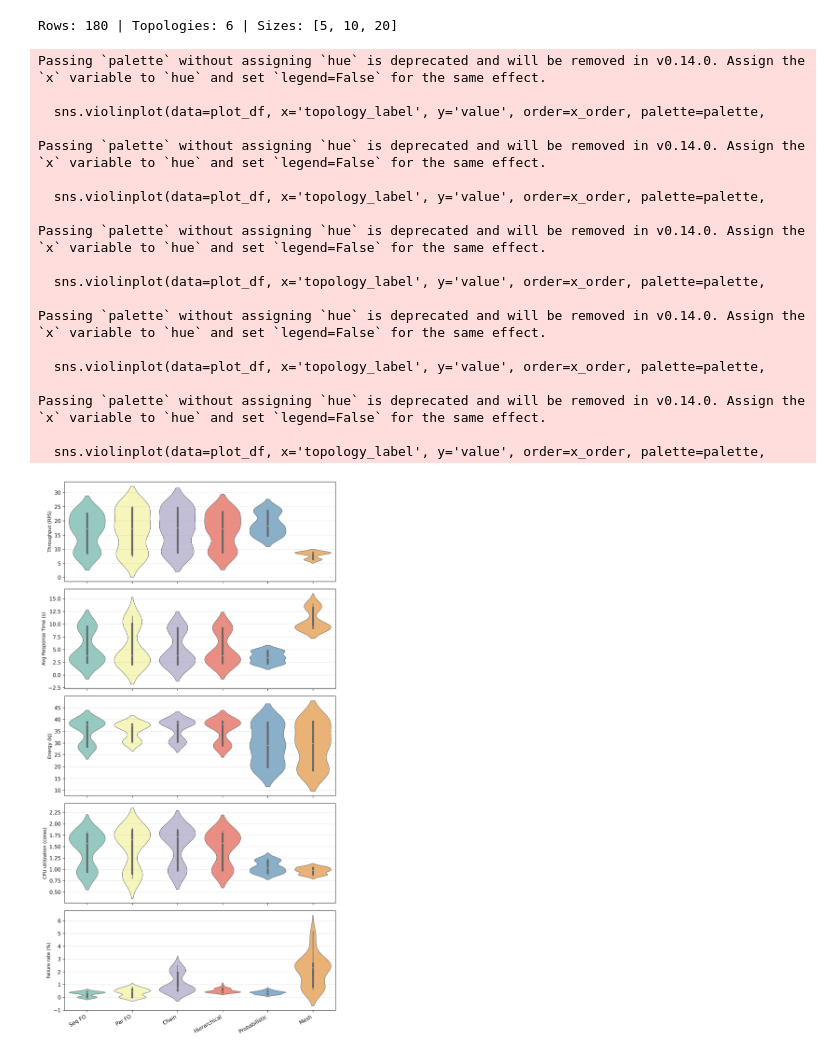
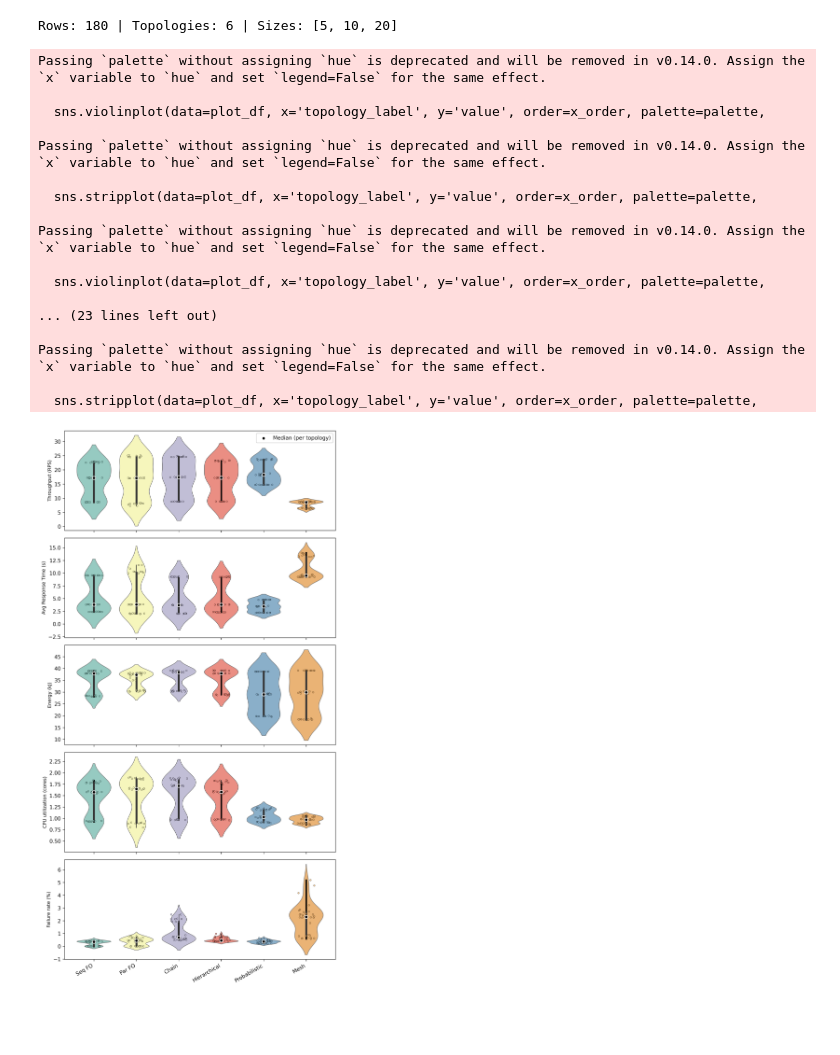
Before and after one commit to IrenaRistova/topology-scale-mubench-replication, a Jupyter notebook: 5_results_analysis/notebooks/Boxplots.ipynb, the cells around one changed output. Saved outputs shown, nothing was run; the diff lists cells and outputs as text; code cells hidden in the pictures; blank space fills up the shorter version.

Commit message:
Update boxplot figures and notebook; enhance RUN_TABLE_COLUMNS_EXPLANATION with detailed CPU usage insights

```diff
--- a/5_results_analysis/notebooks/Boxplots.ipynb
+++ b/5_results_analysis/notebooks/Boxplots.ipynb
@@ -104,8 +104,11 @@ if not metrics_to_plot:
 n_metrics = len(metrics_to_plot)
 
 fig, axs = plt.subplots(n_metrics, 1, figsize=(8, 3 * n_metrics), dpi=300, sharex=True)
+fig.patch.set_facecolor('none')
 if n_metrics == 1:
     axs = [axs]
+for ax in axs:
+    ax.set_facecolor('none')
 
 for ax, (metric_col, metric_title) in zip(axs, metrics_to_plot):
     rows = []
@@ -116,39 +119,55 @@ for ax, (metric_col, metric_title) in zip(axs, metrics_to_plot):
             rows.append({'topology_label': TOPOLOGY_LABELS[topo], 'value': v})
     plot_df = pd.DataFrame(rows)
     if plot_df.empty:
         ax.set_ylabel(metric_title, fontsize=9)
         continue
     sns.violinplot(data=plot_df, x='topology_label', y='value', order=x_order, palette=palette,
                    ax=ax, inner='box', linewidth=0.8)
+    # Same box color in every violin; median line solid black and thicker
+    box_line_color = '#333333'
+    for i, line in enumerate(ax.get_lines()):
+        if (i % 5) == 0:
+            line.set_color('black')
+            line.set_linewidth(3)
+        else:
+            line.set_color(box_line_color)
+    # Overlay individual datapoints (jittered)
+    sns.stripplot(data=plot_df, x='topology_label', y='value', order=x_order, palette=palette,
+                  ax=ax, size=3, jitter=0.2, alpha=0.65, linewidth=0.5, edgecolor='black')
+    # Median marker in the middle (on the inner box median line), black with white border
+    medians = plot_df.groupby('topology_label', observed=True)['value'].median().reindex(x_order)
+    x_pos = np.arange(len(x_order))
+    valid = ~np.isnan(medians.values)
+    ax.scatter(x_pos[valid], medians.values[valid], color='black', s=36, zorder=6, marker='o', edgecolors='white', linewidths=1.2,
+               label='Median (per topology)' if ax is axs[0] else '_nolegend_')
     ax.set_ylabel(metric_title, fontsize=9)
-    ax.grid(True, axis='y', alpha=0.3)
+    ax.grid(False)
     ax.set_xlabel('')
 
+axs[0].legend(loc='upper right', frameon=True, framealpha=0.9)
 axs[-1].set_xticklabels(axs[-1].get_xticklabels(), rotation=30, ha='right')
 plt.tight_layout()
 base = 'boxplot_all_metrics_by_topology_aggregated'
-plt.savefig(FIGURES_DIR / f'{base}.pdf', dpi=300, bbox_inches='tight')
-plt.savefig(FIGURES_DIR / f'{base}.png', dpi=300, bbox_inches='tight')
+plt.savefig(FIGURES_DIR / f'{base}.pdf', dpi=300, bbox_inches='tight', transparent=True)
+plt.savefig(FIGURES_DIR / f'{base}.png', dpi=300, bbox_inches='tight', transparent=True)
 plt.show()
 plt.close()
 # %% [output]
 Passing `palette` without assigning `hue` is deprecated and will be removed in v0.14.0. Assign the `x` variable to `hue` and set `legend=False` for the same effect.
 
   sns.violinplot(data=plot_df, x='topology_label', y='value', order=x_order, palette=palette,
 
 Passing `palette` without assigning `hue` is deprecated and will be removed in v0.14.0. Assign the `x` variable to `hue` and set `legend=False` for the same effect.
 
-  sns.violinplot(data=plot_df, x='topology_label', y='value', order=x_order, palette=palette,
+  sns.stripplot(data=plot_df, x='topology_label', y='value', order=x_order, palette=palette,
 
 Passing `palette` without assigning `hue` is deprecated and will be removed in v0.14.0. Assign the `x` variable to `hue` and set `legend=False` for the same effect.
 
   sns.violinplot(data=plot_df, x='topology_label', y='value', order=x_order, palette=palette,
 
-Passing `palette` without assigning `hue` is deprecated and will be removed in v0.14.0. Assign the `x` variable to `hue` and set `legend=False` for the same effect.
-
-  sns.violinplot(data=plot_df, x='topology_label', y='value', order=x_order, palette=palette,
+... (23 lines left out)
 
 Passing `palette` without assigning `hue` is deprecated and will be removed in v0.14.0. Assign the `x` variable to `hue` and set `legend=False` for the same effect.
 
-  sns.violinplot(data=plot_df, x='topology_label', y='value', order=x_order, palette=palette,
+  sns.stripplot(data=plot_df, x='topology_label', y='value', order=x_order, palette=palette,
-[figure, old version]
+[figure, new version]
```
Also changed, not shown: 3 other files.
